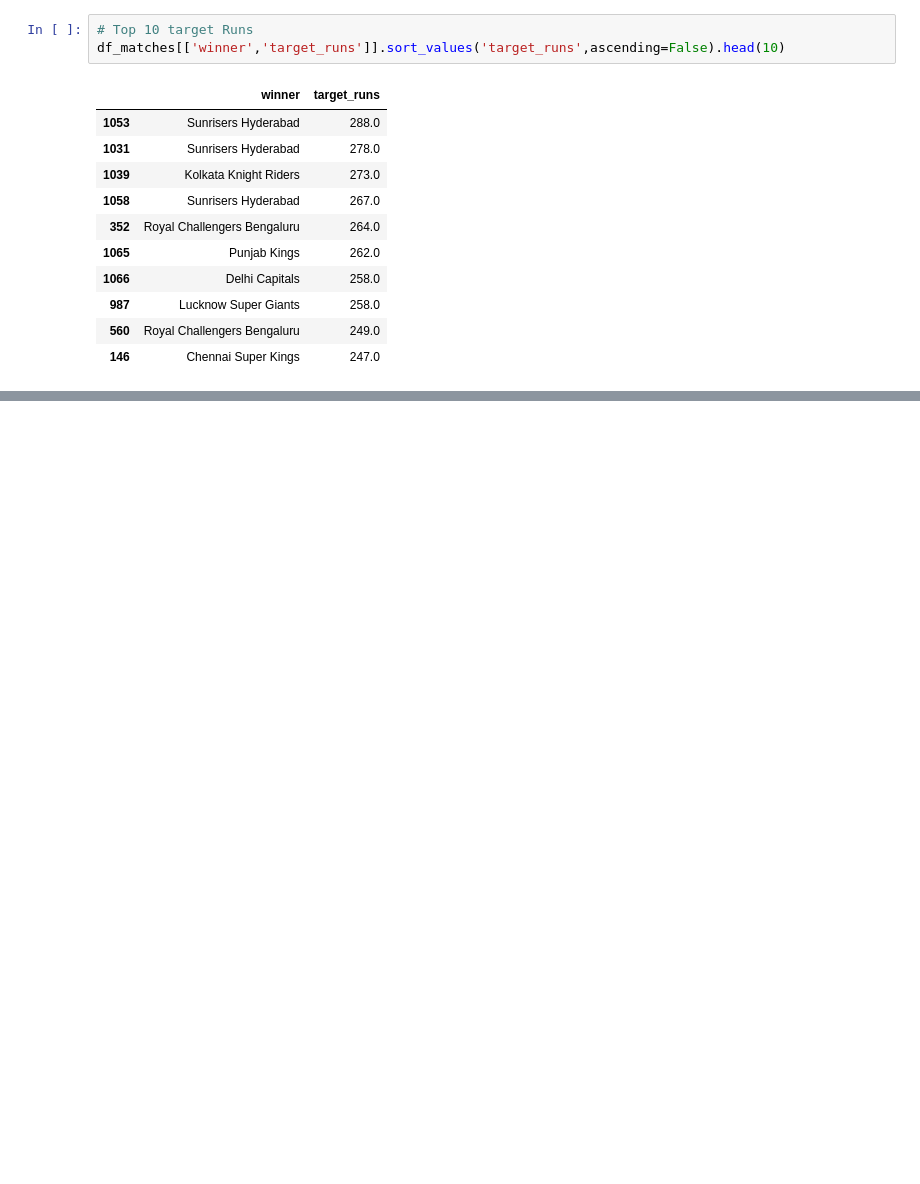
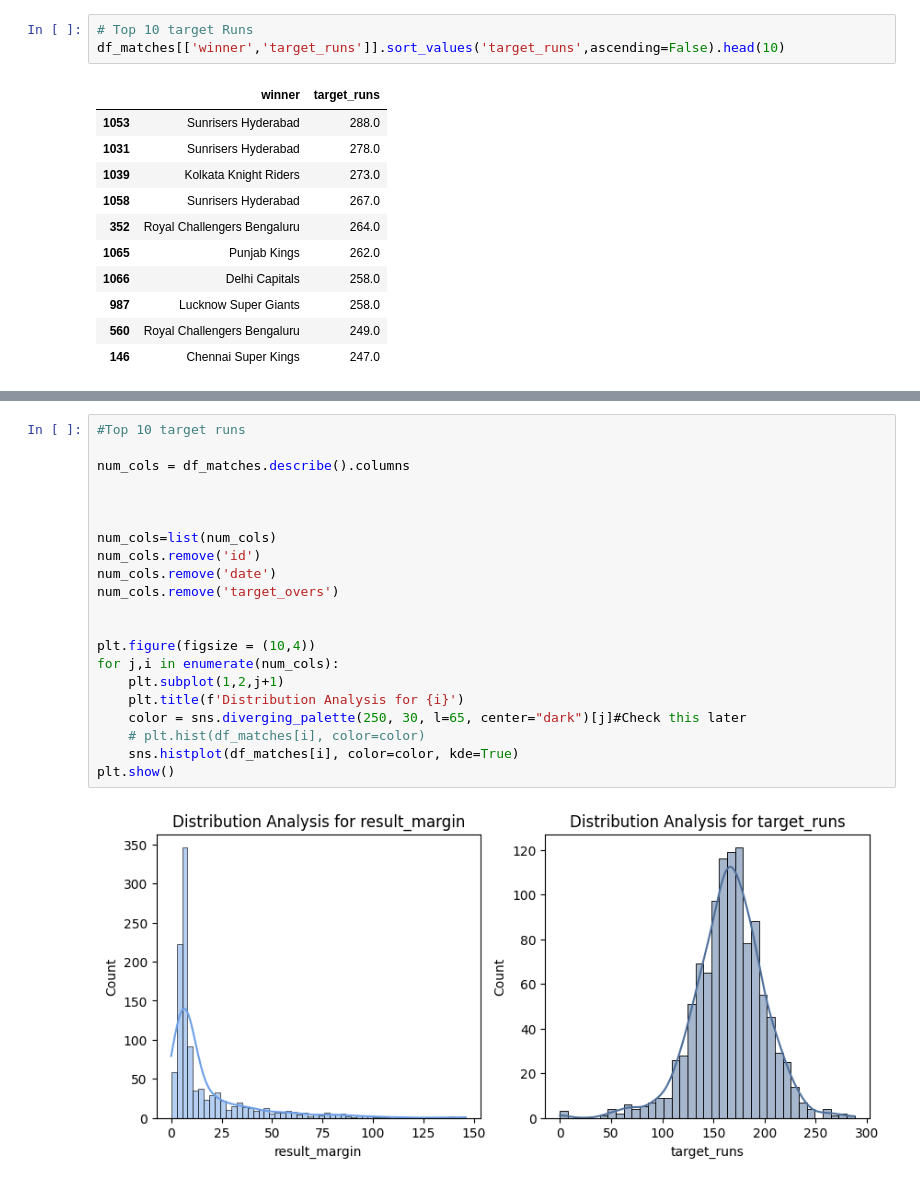
Before and after one commit to Maddox24425/Summer-Training, a Jupyter notebook: Day_12/Day_12.ipynb, the cells around one changed output, grey strips where cells are left out. Drawn from its saved outputs; the diff is of its cells as text; blank space fills up the shorter version.

```diff
--- a/Day_12/Day_12.ipynb
+++ b/Day_12/Day_12.ipynb
@@ -873,0 +858,23 @@ TypeError: Series.sort_values() takes 1 positional argument but 2 positional arg
+# %%
+#Top 10 target runs
+
+num_cols = df_matches.describe().columns
+
+
+
+num_cols=list(num_cols)
+num_cols.remove('id')
+num_cols.remove('date')
+num_cols.remove('target_overs')
+
+
+plt.figure(figsize = (10,4))
+for j,i in enumerate(num_cols):
+    plt.subplot(1,2,j+1)
+    plt.title(f'Distribution Analysis for {i}')
+    color = sns.diverging_palette(250, 30, l=65, center="dark")[j]#Check this later
+    # plt.hist(df_matches[i], color=color)
+    sns.histplot(df_matches[i], color=color, kde=True)
+plt.show()
+# %% [output]
+[figure, added]
```
Also changed, not shown: parts of 21 cells of this notebook.
